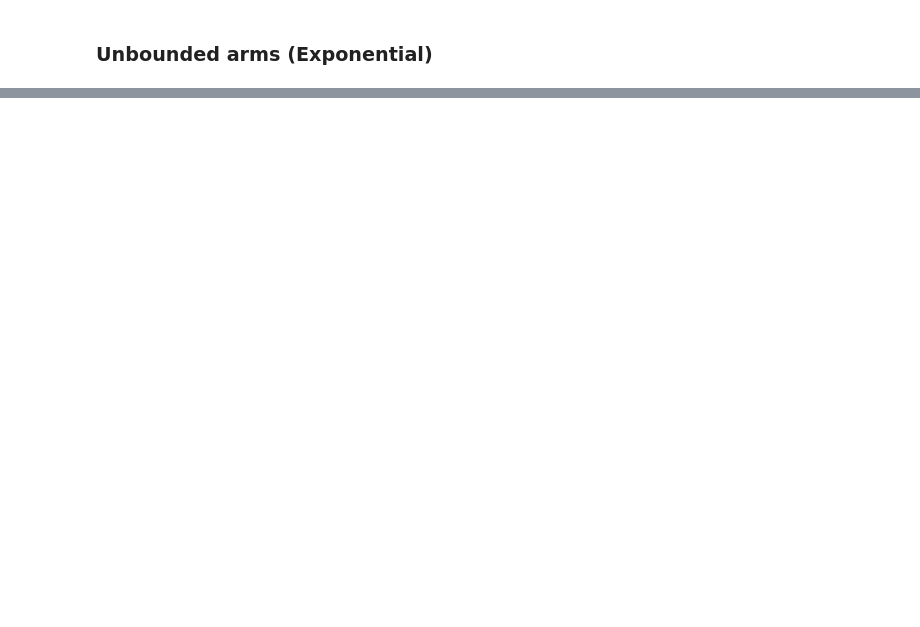
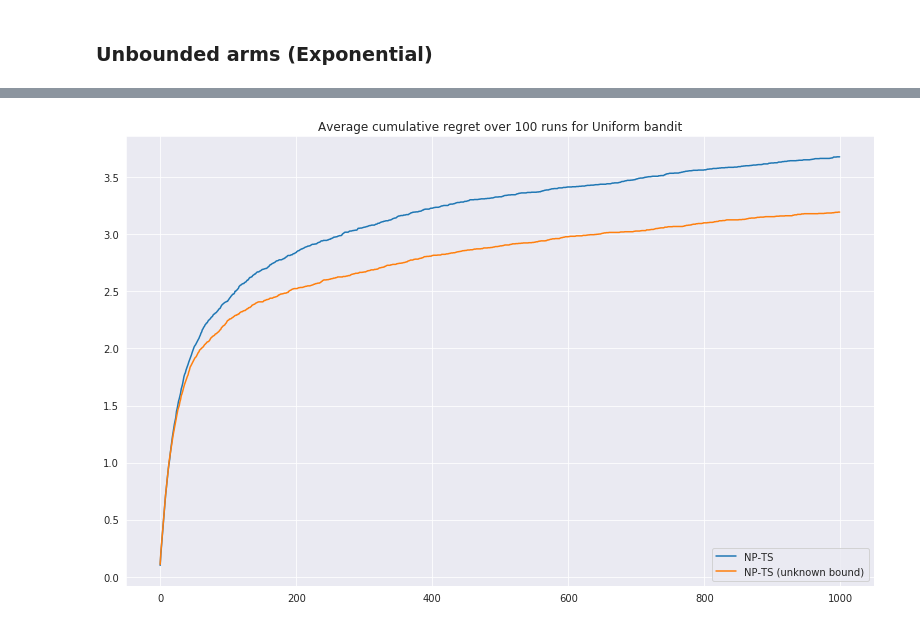
Before and after one commit to sauxpa/MAB, a Jupyter notebook: experiments_frequentist_npts.ipynb, the cells around one changed output, grey strips where cells are left out. Drawn from its saved outputs; the diff is of its cells as text; code cells hidden in the pictures; blank space fills up the shorter version.

```diff
--- a/experiments_frequentist_npts.ipynb
+++ b/experiments_frequentist_npts.ipynb
@@ -185,0 +197,26 @@ with sns.axes_style('darkgrid'):
+# %%
+bandit = 'U'  # 'B', 'G', 'LG', 'Exp', 'TG'
+p = [[0.0, 1.0], [0.2, 0.4]]  # parameters for the arms distribution
+# %%
+model = mapping[bandit](p)
+
+r_1, _ = model.MC_regret('non_parametric_TS', N, T, {'upper_bound': 1.0}, step)
+r_2, _ = model.MC_regret('non_parametric_TS', N, T, {'upper_bound': None}, step)
+
+all_r = [r_1, r_2]
+
+res = pd.DataFrame(all_r).T
+res.columns = ['NP-TS', 'NP-TS (unknown bound)']
+# %%
+with sns.axes_style('darkgrid'):
+    fig, ax = plt.subplots(figsize=(11, 7), nrows=1, ncols=1)
+
+    res.plot(ax=ax)
+
+    ax.legend(loc='lower right')
+    ax.set_title('Average cumulative regret over {} runs for {:s} bandit'.format(N, mapping_name[bandit]))
+
+    plt.tight_layout()
+    plt.show()
+# %% [output]
+[figure, added]
```
Also changed, not shown: parts of 20 cells of this notebook, 4 other files.
